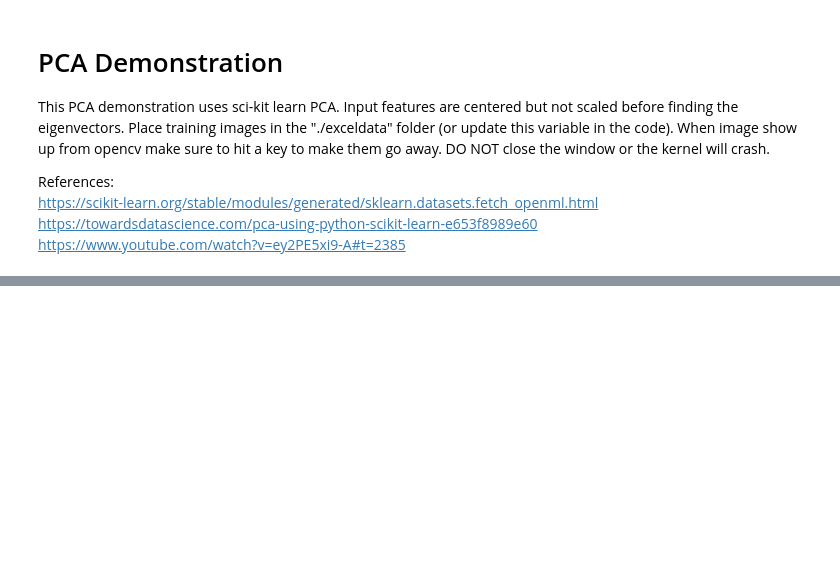
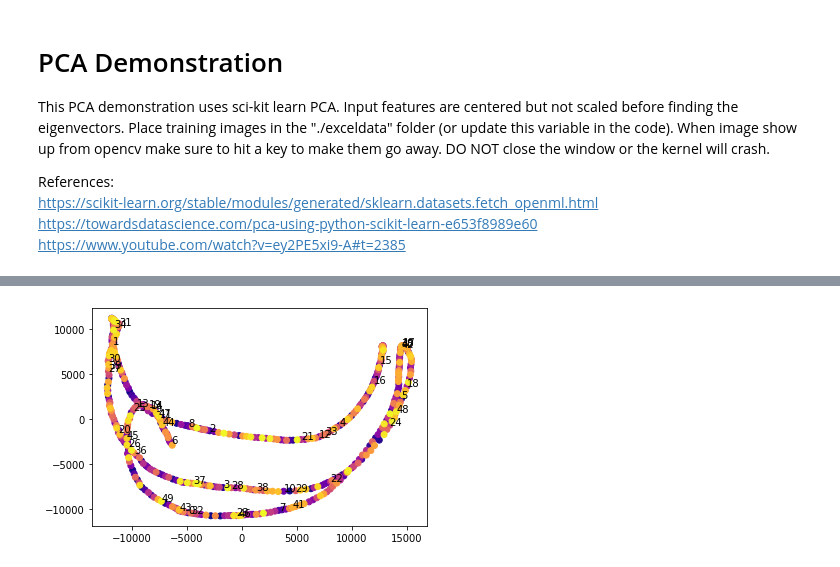
Before and after one commit to zach-lau/DimensionalityReduction, a Jupyter notebook: pca.ipynb, the cells around one changed output, grey strips where cells are left out. Drawn from its saved outputs; the diff is of its cells as text; code cells hidden in the pictures; blank space fills up the shorter version.

```diff
--- a/pca.ipynb
+++ b/pca.ipynb
@@ -56,9 +61,12 @@ output = pca.transform(data)
 # %%
 # Graphing the first two principal components
-# fig = plt.figure()
-# ax = plt.axes()
-# ax.scatter(output[:,0], output[:,1])
-# for i, val in enumerate(output):
-#     ax.annotate(i, (val[0], val[1]))
+fig = plt.figure()
+ax = plt.axes()
+t=np.linspace(0, 255, num=output.shape[0])
+ax.scatter(output[:,0], output[:,1], c=t, cmap='plasma')
+for i, val in enumerate(output[::10]):
+    ax.annotate(i, (val[0], val[1]))
+# %% [output]
+[figure, added]
 # %%
 # Graph the image of the first eigenvector
```
Also changed, not shown: parts of 5 cells of this notebook, 1 other file.
